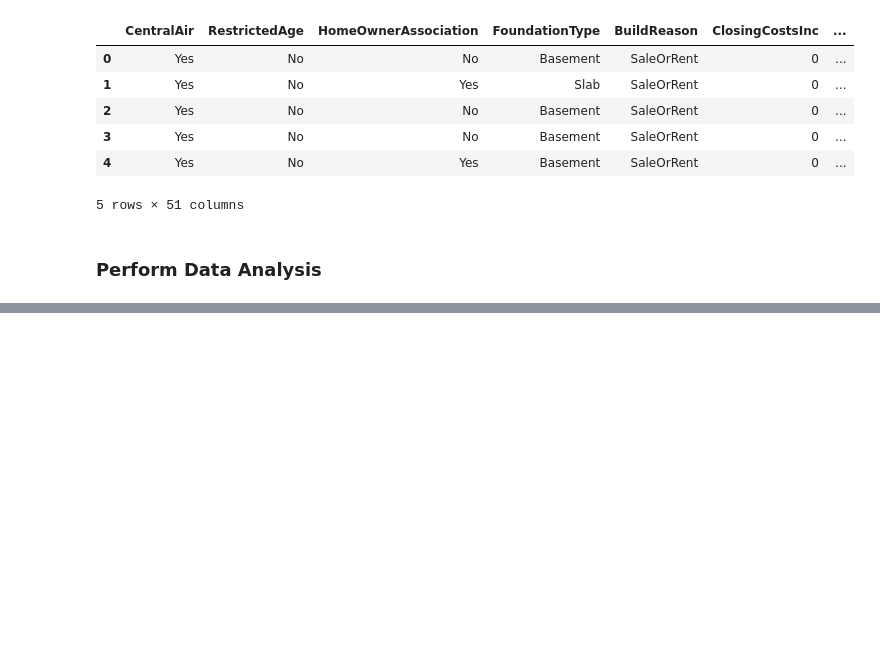
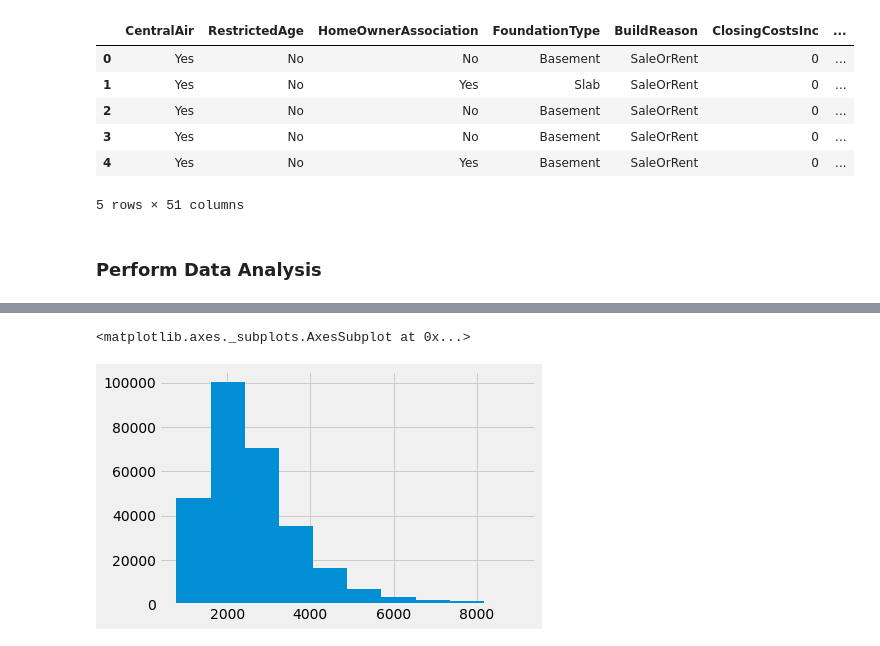
Before and after one commit to aaronwalters79/characteristics_of_new_housing, a Jupyter notebook: 2-EDA.ipynb, the cells around one changed output, grey strips where cells are left out. Cells and saved outputs as stored; diff of their text form; code cells hidden in the pictures; blank space fills up the shorter version.

```diff
--- a/2-EDA.ipynb
+++ b/2-EDA.ipynb
@@ -48,0 +51,5 @@ writer.save()
+# %%
+df['FootagePrelimSQFT'].hist()
+# %% [output]
+<matplotlib.axes._subplots.AxesSubplot at 0x...>
+[figure, added]
```
Also changed, not shown: parts of 9 cells of this notebook, 3 other files.
